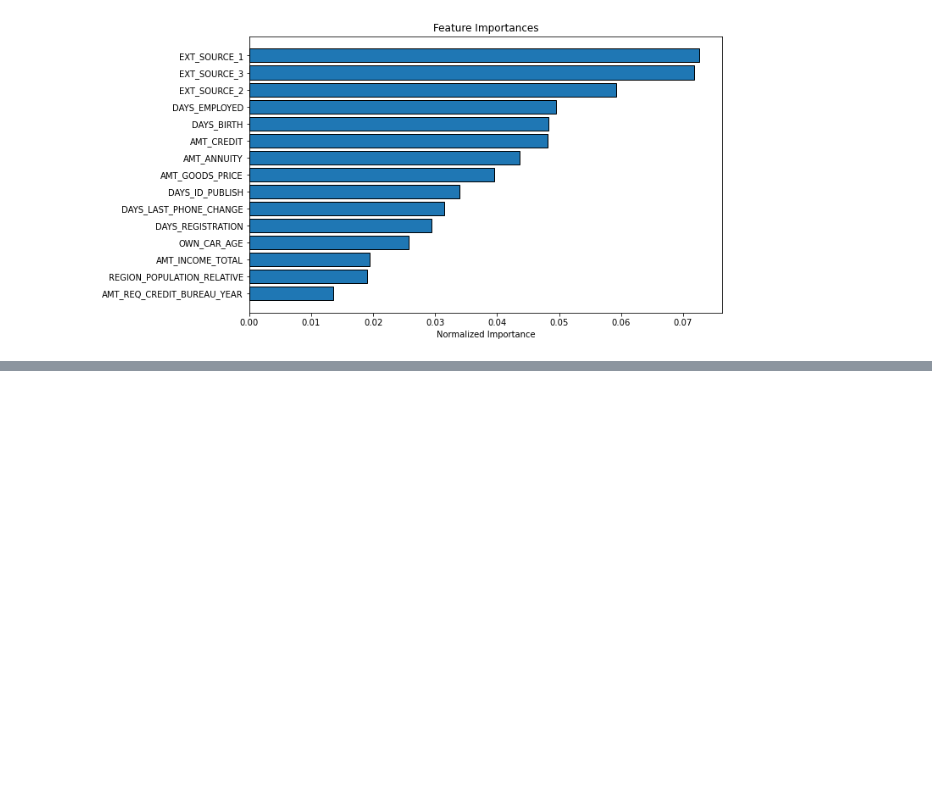
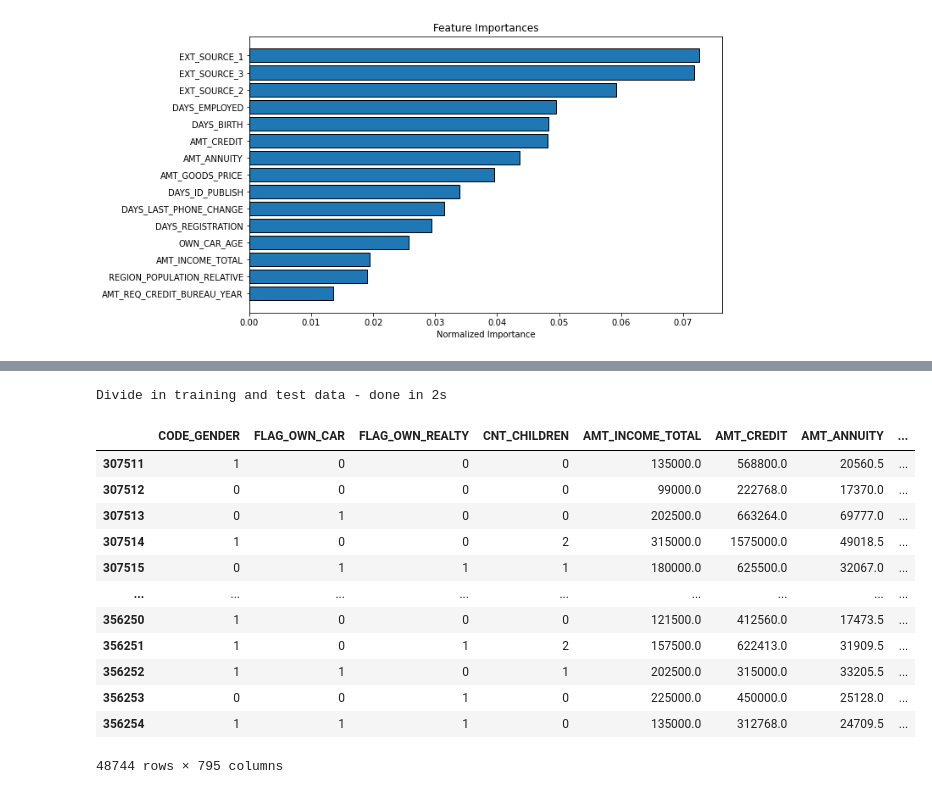
Before and after one commit to drdjekyl/P7, a Jupyter notebook: P7_A_Model.ipynb, the cells around one changed output, grey strips where cells are left out. Cells and saved outputs as stored; diff of their text form; code cells hidden in the pictures; blank space fills up the shorter version.

Commit message:
Notebook prepared with all dF merged

```diff
--- a/P7_A_Model.ipynb
+++ b/P7_A_Model.ipynb
@@ -908,0 +1176,30 @@ fi_sorted = plot_feature_importances(fi)
+# %%
+import pandas as pd
+
+df = pd.read_csv('merged_df.csv.gz', compression='gzip')
+
+with timer("Divide in training and test data"):
+    feats = [f for f in df.columns if f not in ['TARGET','SK_ID_CURR','SK_ID_BUREAU','SK_ID_PREV','index']]
+    train_df = df[df['TARGET'].notnull()][feats]
+    train_target = df[df['TARGET'].notnull()]['TARGET']
+    test_df = df[df['TARGET'].isnull()][feats]
+    del df
+    gc.collect()
+# %% [output]
+Divide in training and test data - done in 2s
+# %%
+test_df
+# %% [output]
+|  | CODE_GENDER | FLAG_OWN_CAR | FLAG_OWN_REALTY | CNT_CHILDREN | AMT_INCOME_TOTAL | AMT_CREDIT | AMT_ANNUITY | ... |
+| 307511 | 1 | 0 | 0 | 0 | 135000.0 | 568800.0 | 20560.5 | ... |
+| 307512 | 0 | 0 | 0 | 0 | 99000.0 | 222768.0 | 17370.0 | ... |
+| 307513 | 0 | 1 | 0 | 0 | 202500.0 | 663264.0 | 69777.0 | ... |
+| 307514 | 1 | 0 | 0 | 2 | 315000.0 | 1575000.0 | 49018.5 | ... |
+| 307515 | 0 | 1 | 1 | 1 | 180000.0 | 625500.0 | 32067.0 | ... |
+| ... | ... | ... | ... | ... | ... | ... | ... | ... |
+| 356250 | 1 | 0 | 0 | 0 | 121500.0 | 412560.0 | 17473.5 | ... |
+| 356251 | 1 | 0 | 1 | 2 | 157500.0 | 622413.0 | 31909.5 | ... |
+| 356252 | 1 | 1 | 0 | 1 | 202500.0 | 315000.0 | 33205.5 | ... |
+| 356253 | 0 | 0 | 1 | 0 | 225000.0 | 450000.0 | 25128.0 | ... |
+| 356254 | 1 | 1 | 1 | 0 | 135000.0 | 312768.0 | 24709.5 | ... |
+48744 rows × 795 columns
```
Also changed, not shown: parts of 5 cells of this notebook.
